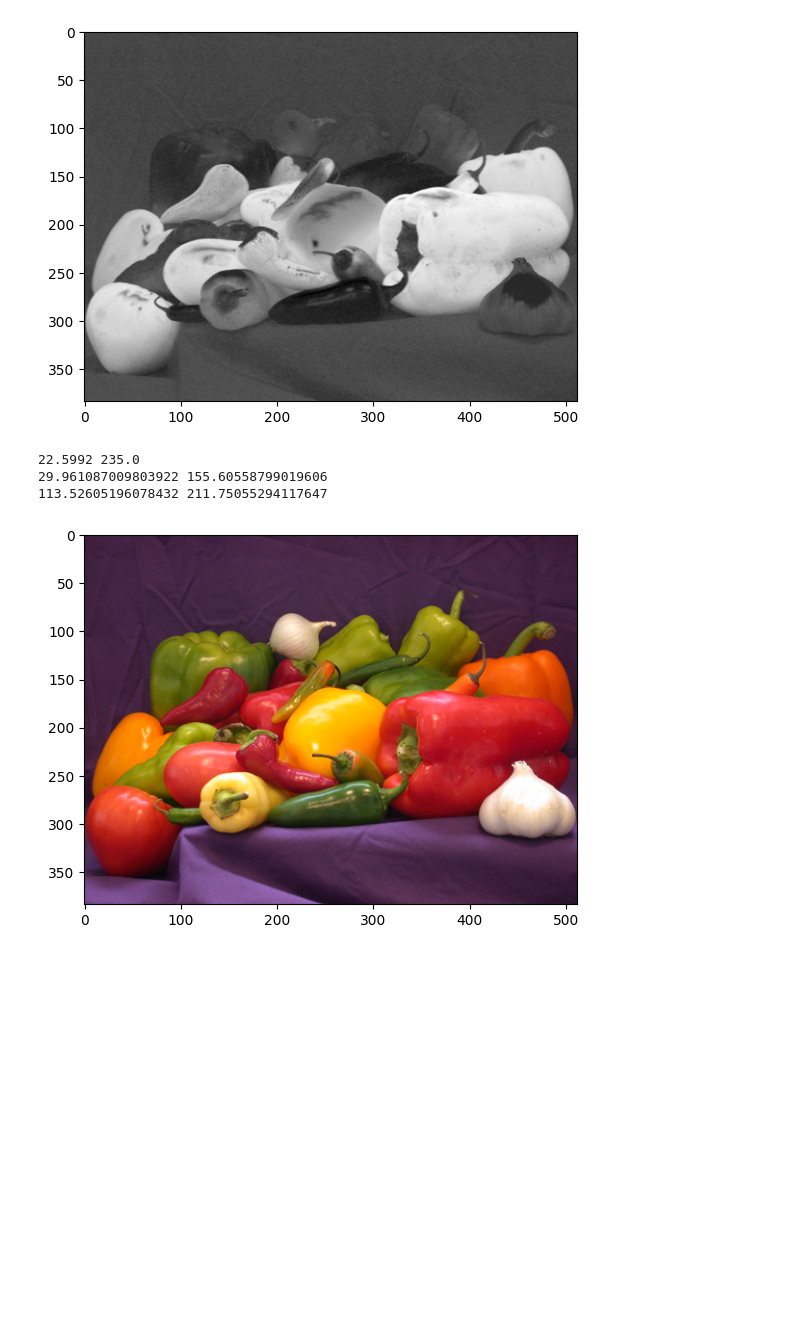
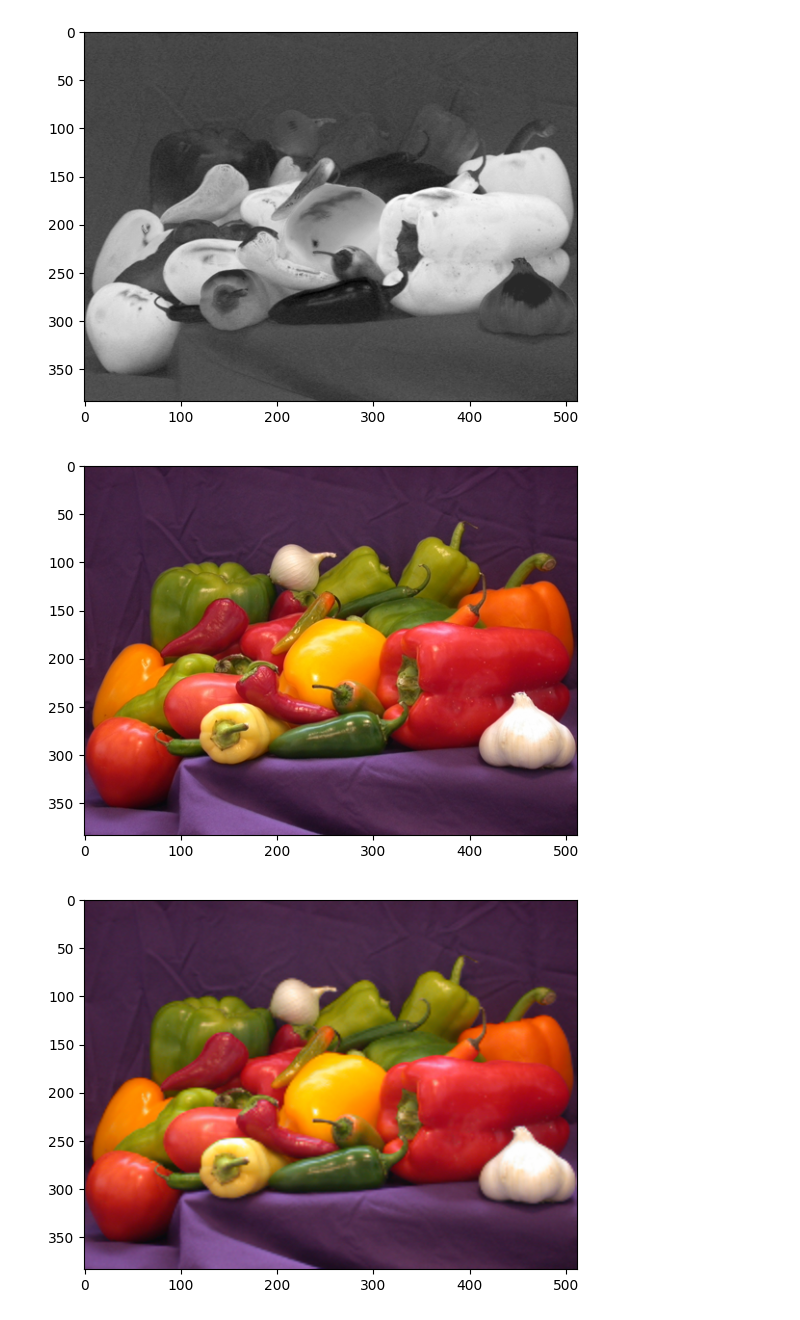
Before and after one commit to sarahmacintosh/syde575-lab, a Jupyter notebook: lab5.ipynb, the cells around one changed output. Drawn from its saved outputs; the diff is of its cells as text; code cells hidden in the pictures; blank space fills up the shorter version.

```diff
--- a/lab5.ipynb
+++ b/lab5.ipynb
@@ -57,16 +37,24 @@ Cb
 Cr
 [figure]
 # %%
-# Resize Cb and Cr channels
-cb_subsampled = resize(cb[::2, ::2], cb.shape)
-cr_subsampled = resize(cr[::2, ::2], cr.shape)
-peppers_subsampled = np.copy(peppers_ycbcr)
-peppers_subsampled[:,:,1] = cb_subsampled
-peppers_subsampled[:,:,2] = cr_subsampled
-plt.imshow(np.clip(ycbcr2rgb(peppers_ycbcr), 0, 1))
+# Chroma Subsampling
+stride = 2
+cb_subsampled = resize(cb[::stride, ::stride], cb.shape)
+cr_subsampled = resize(cr[::stride, ::stride], cr.shape)
+peppers_csubsampled = np.copy(peppers_ycbcr)
+peppers_csubsampled[:,:,1] = cb_subsampled
+peppers_csubsampled[:,:,2] = cr_subsampled
+plt.imshow(np.clip(ycbcr2rgb(peppers_csubsampled), 0, 1))
 plt.show()
 # %% [output]
-22.5992 235.0
-29.961087009803922 155.60558799019606
-113.52605196078432 211.75055294117647
 [figure]
+# %%
+# Luma Subsampling
+stride = 2
+y_subsampled = resize(y[::stride, ::stride], y.shape)
+peppers_lsubsampled = np.copy(peppers_ycbcr)
+peppers_lsubsampled[:,:,0] = y_subsampled
+plt.imshow(np.clip(ycbcr2rgb(peppers_lsubsampled), 0, 1))
+plt.show()
+# %% [output]
+[figure, added]
```
Also changed, not shown: parts of 11 cells of this notebook.
